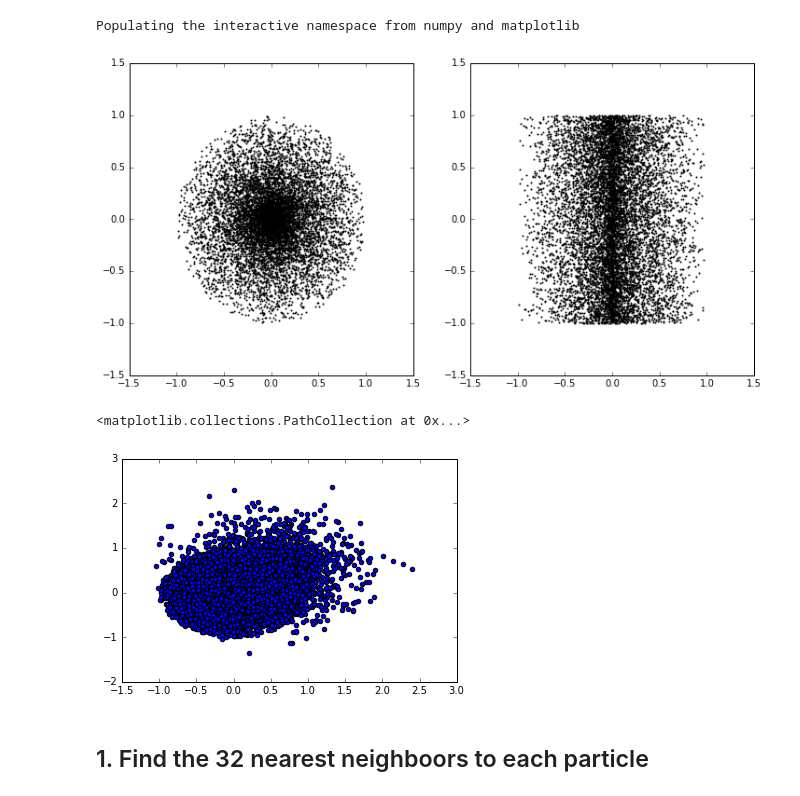
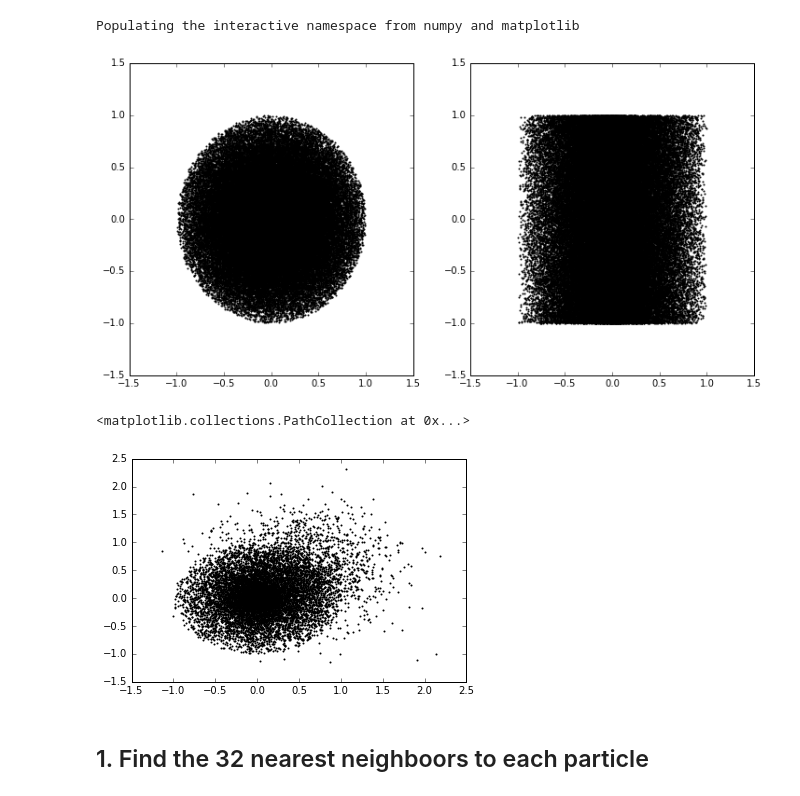
Before and after one commit to jngaravitoc/shapes, a Jupyter notebook: Density.ipynb, the cells around one changed output. Drawn from its saved outputs; the diff is of its cells as text; code cells hidden in the pictures.

```diff
--- a/Density.ipynb
+++ b/Density.ipynb
@@ -30,20 +30,20 @@ import matplotlib as mpl
 Populating the interactive namespace from numpy and matplotlib
 # %%
 figure(figsize=(12, 6))
-n_particles = 10000
+n_particles = 100000
 phi = random.rand(n_particles) * 2*pi
 theta = random.rand(n_particles) * 2 - 1
 R = random.rand(n_particles)
 X = R * sin(phi) * sin(arccos(theta))
 Y = R * cos(phi) * sin(arccos(theta))
 Z = random.rand(n_particles) * 2 - 1
 plt.subplot(1, 2, 1)
 scatter(X, Y, s=1)
 plt.subplot(1, 2, 2)
 scatter(X, Z, s=1)
 M = random.rand(n_particles) * 10
 # %% [output]
-[figure, old version]
+[figure, new version]
 # %%
 x1 = np.random.normal(0.5, 0.5, 2000)
 y1 = np.random.normal(0.5, 0.5, 2000)
@@ -53,10 +53,10 @@ X1 = np.concatenate((X, x1))
 Y1 = np.concatenate((Y, y1))
 Z1 = np.concatenate((Z, z1))
 
-scatter(X1, Y1)
+scatter(X1, Y1, s=1)
 # %% [output]
 <matplotlib.collections.PathCollection at 0x...>
-[figure, old version]
+[figure, new version]
 # %% [markdown]
 ## 1. Find the 32 nearest neighboors to each particle
 # %%
```
Also changed, not shown: parts of 6 cells of this notebook, 1 other file.
